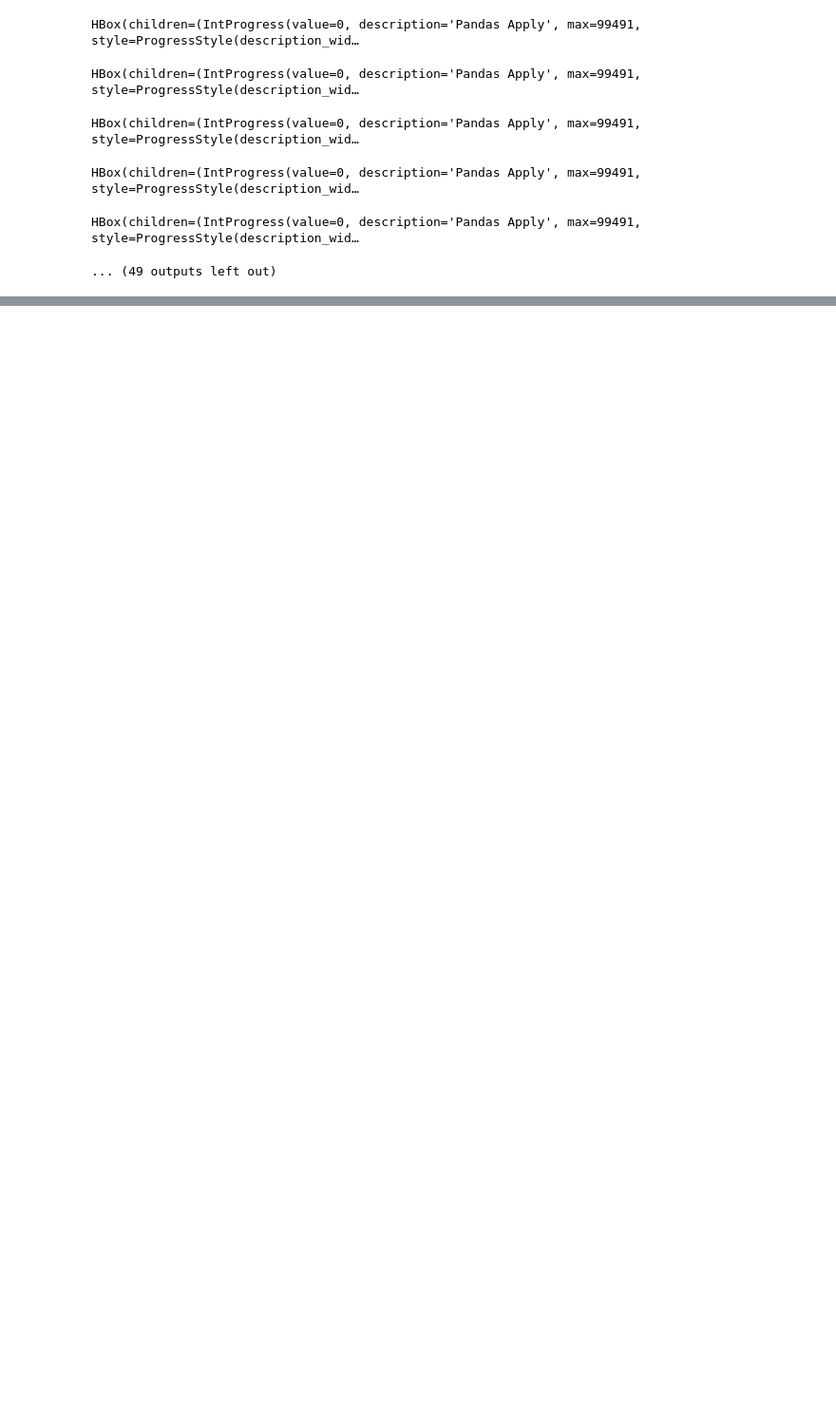
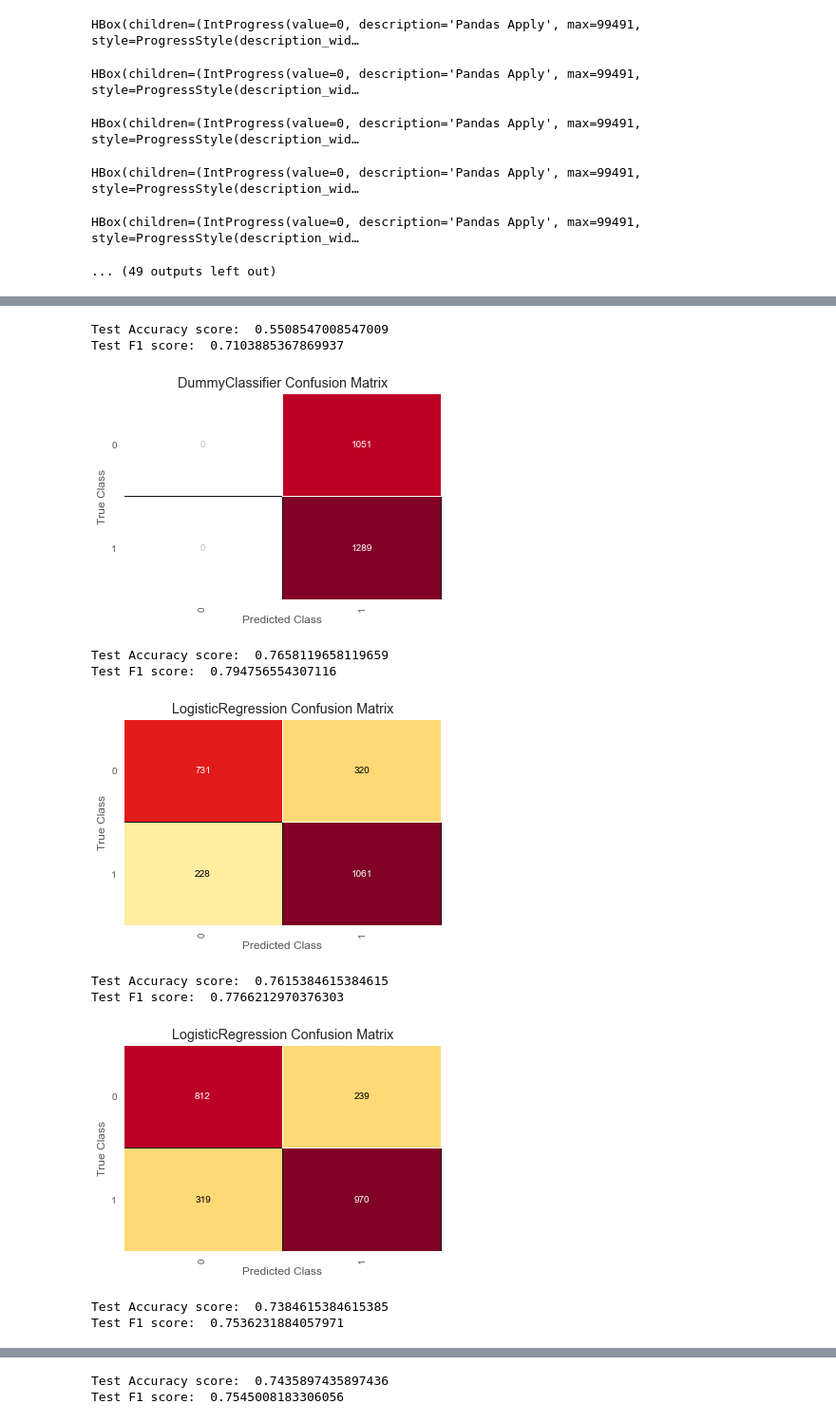
Before and after one commit to khayes847/Hospital_Readmittance_Rates_Diabetes, a Jupyter notebook: mod5.ipynb, the cells around one changed output, grey strips where cells are left out. Shown at 95% size. Drawn from its saved outputs; the diff is of its cells as text; code cells hidden in the pictures; blank space fills up the shorter version.

```diff
--- a/mod5.ipynb
+++ b/mod5.ipynb
@@ -546,0 +671,78 @@ over icd_12
+# %%
+data_a1 = data_a1.drop(columns = ['icd_15', 'repaglinide_down'])
+
+X_a1 = data_a1.drop(columns = ['readmitted'])
+y_a1 = data_a1.readmitted
+
+X_train, X_test, y_train, y_test = train_test_split(
+    X_a1, y_a1, test_size=0.25, random_state=23)
+
+dummy_binary(X_train, y_train, X_test, y_test)
+
+reg_unbalanced(X_train, y_train, X_test, y_test)
+
+no, yes = y_split(X_train, y_train)
+
+upsample(no, yes, X_test, y_test)
+
+downsampled(no, yes, X_test, y_test)
+
+smote(X_a1, y_a1, test_size=0.25, random_state=23)
+# %%
+data_a1_glu_200_300 = data_a1.loc[data_a1.glu_200_300 == 1]
+data_a1_glu_over_300 = data_a1.loc[data_a1.glu_over_300 == 1]
+data_a1_glu_norm = data_a1.loc[data_a1.glu_norm == 1]
+data_a1_glu_none = data_a1.loc[(data_a1.glu_norm == 0)&(data_a1.glu_over_300 == 0)&(data_a1.glu_200_300 == 0)]
+
+up_a1_glu_200_300 = resample(data_a1_glu_200_300,
+                             replace=True,  # sample with replacement
+                             # match number in majority class
+                             n_samples=3120,
+                             random_state=23)  # reproducible results
+up_a1_glu_over_300 = resample(data_a1_glu_over_300,
+                              replace=True,  # sample with replacement
+                              # match number in majority class
+                              n_samples=3120,
+                              random_state=23)  # reproducible results
+up_a1_glu_norm = resample(data_a1_glu_norm,
+                          replace=True,  # sample with replacement
+                          # match number in majority class
+                          n_samples=3120,
+                          random_state=23)  # reproducible results
+up_a1_glu_none = resample(data_a1_glu_none,
+                          replace=True,  # sample with replacement
+                          # match number in majority class
+                          n_samples=3120,
+                          random_state=23)  # reproducible results
+
+up_a1_gluc = pd.concat([up_a1_glu_200_300, up_a1_glu_over_300, up_a1_glu_norm])
+
+up_a1_gluc_X = up_a1_gluc.drop(columns=['readmitted'])
+up_a1_gluc_y = up_a1_gluc.readmitted
+
+X_train, X_test, y_train, y_test = train_test_split(
+    up_a1_gluc_X, up_a1_gluc_y, test_size=0.25, random_state=23)
+
+dummy_binary(X_train, y_train, X_test, y_test)
+
+reg_unbalanced(X_train, y_train, X_test, y_test)
+
+no, yes = y_split(X_train, y_train)
+
+upsample(no, yes, X_test, y_test)
+
+downsampled(no, yes, X_test, y_test)
+
+smote(up_a1_gluc_X, up_a1_gluc_y, test_size=0.25, random_state=23)
+# %% [output]
+Test Accuracy score:  0.5508547008547009
+Test F1 score:  0.7103885367869937
+[figure, added]
+Test Accuracy score:  0.7658119658119659
+Test F1 score:  0.794756554307116
+[figure, added]
+Test Accuracy score:  0.7615384615384615
+Test F1 score:  0.7766212970376303
+[figure, added]
+Test Accuracy score:  0.7384615384615385
+Test F1 score:  0.7536231884057971
@@ -546,0 +750,2 @@ over icd_12
+Test Accuracy score:  0.7435897435897436
+Test F1 score:  0.7545008183306056
```
Also changed, not shown: parts of 49 cells of this notebook, 2 other files.
